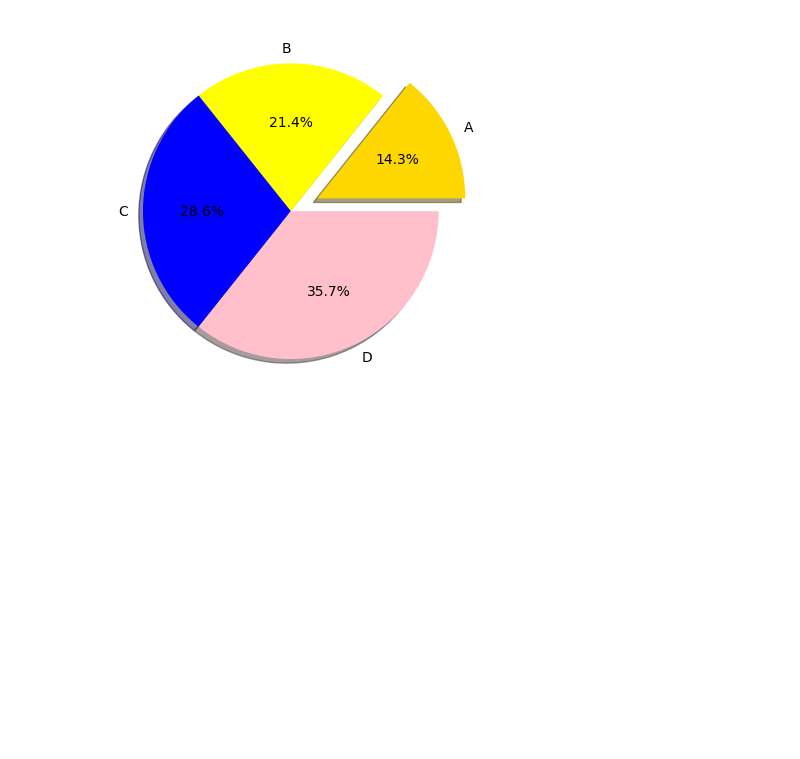
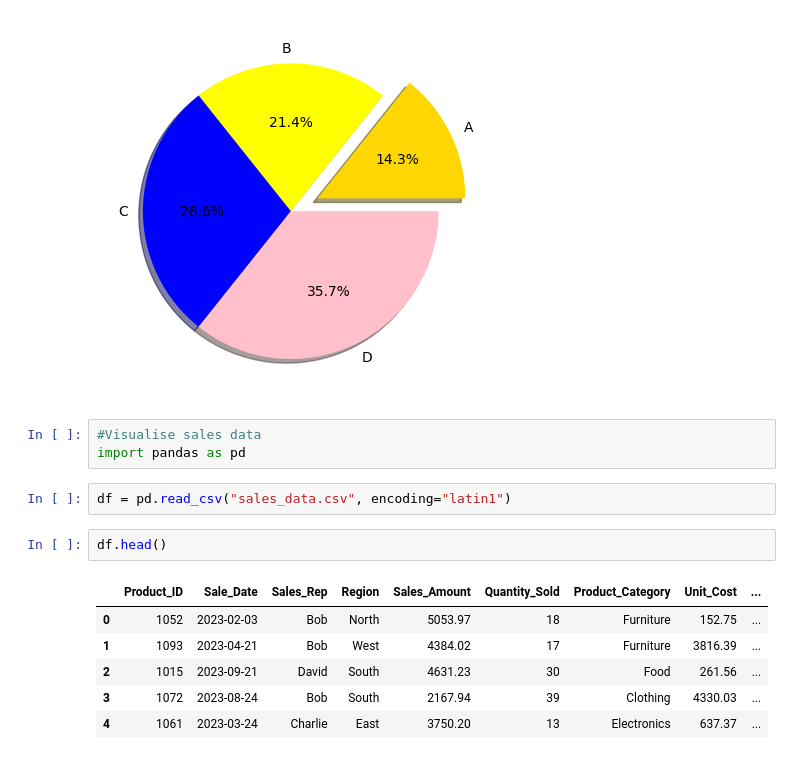
Before and after one commit to abhishekkp00/Data_Analysis_Basics, a Jupyter notebook: MatplotLib.ipynb, the cells around one changed output. Saved outputs shown, nothing was run; the diff lists cells and outputs as text; blank space fills up the shorter version.

```diff
--- a/MatplotLib.ipynb
+++ b/MatplotLib.ipynb
@@ -123,3 +123,17 @@ plt.pie(sizes, explode = explode, labels = labels, colors = colors, autopct = "%
   Text(-0.5999999999999978, -5.2453668002234845e-08, '28.6%'),
   Text(0.26033034872865096, -0.5405812700518017, '35.7%')])
 [figure]
+# %%
+#Visualise sales data
+import pandas as pd
+# %%
+df = pd.read_csv("sales_data.csv", encoding="latin1")
+# %%
+df.head()
+# %% [output]
+|  | Product_ID | Sale_Date | Sales_Rep | Region | Sales_Amount | Quantity_Sold | Product_Category | Unit_Cost | ... |
+| 0 | 1052 | 2023-02-03 | Bob | North | 5053.97 | 18 | Furniture | 152.75 | ... |
+| 1 | 1093 | 2023-04-21 | Bob | West | 4384.02 | 17 | Furniture | 3816.39 | ... |
+| 2 | 1015 | 2023-09-21 | David | South | 4631.23 | 30 | Food | 261.56 | ... |
+| 3 | 1072 | 2023-08-24 | Bob | South | 2167.94 | 39 | Clothing | 4330.03 | ... |
+| 4 | 1061 | 2023-03-24 | Charlie | East | 3750.20 | 13 | Electronics | 637.37 | ... |
```
Also changed, not shown: parts of 4 cells of this notebook, 1 other file.
